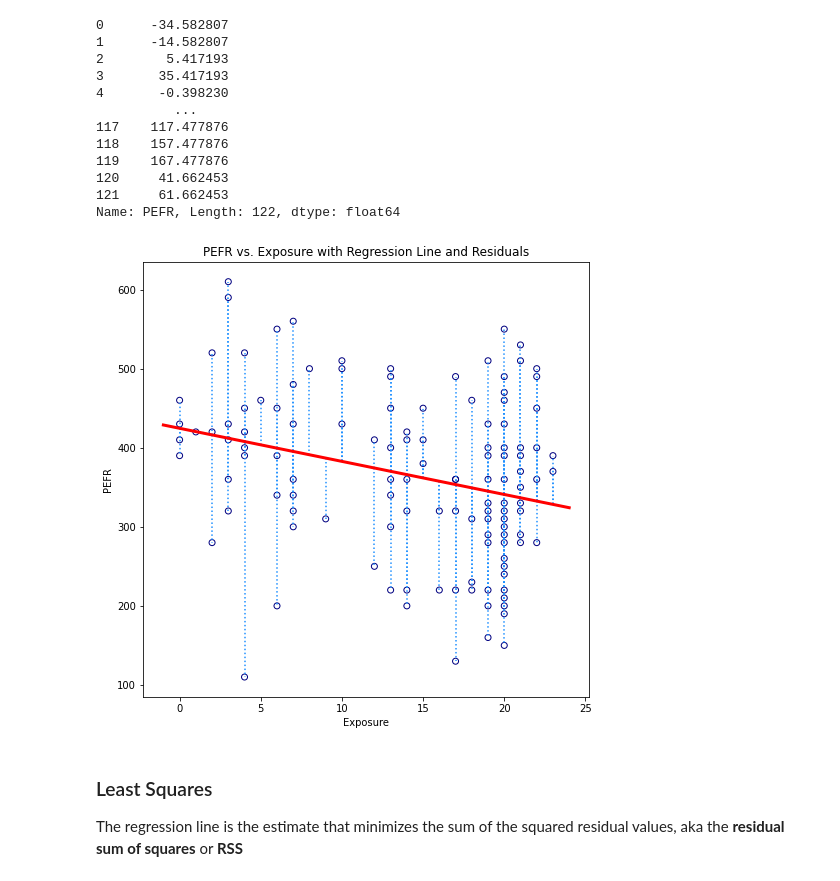
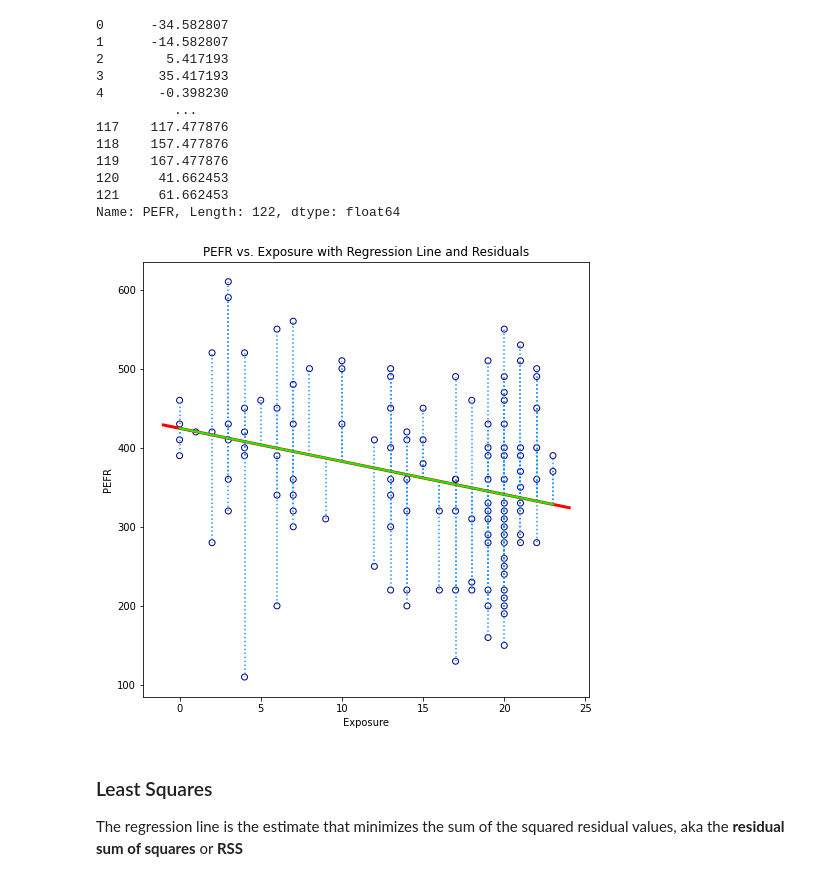
Before and after one commit to PaulToronto/Practical-Statistics-for-Data-Scientists-Notes, a Jupyter notebook: 4_Regression_and_Prediction.ipynb, the cells around one changed output. Drawn from its saved outputs; the diff is of its cells as text; code cells hidden in the pictures.

```diff
--- a/4_Regression_and_Prediction.ipynb
+++ b/4_Regression_and_Prediction.ipynb
@@ -188,29 +196,31 @@ Name: PEFR, Length: 122, dtype: float64
 # %%
 plt.figure(figsize=(8, 8))
 plt.scatter(lung['Exposure'],
             lung['PEFR'],
             marker='o',
             facecolors='none',
             edgecolors='navy')
 
 # regression line
 exposure = np.array([lung['Exposure'].min() - 1, lung['Exposure'].max() + 1])
 y_hat = model.intercept_ + model.coef_[0] * exposure
 plt.plot(exposure, y_hat, color='red', linewidth=3)
+# alternate regression line
+plt.plot(lung['Exposure'], fitted, color='lime', linewidth=2)
 
 plt.vlines(lung['Exposure'],
            fitted,
            fitted + residuals,
            linestyle='dotted',
            color='dodgerblue')
 
 plt.title('PEFR vs. Exposure with Regression Line and Residuals')
 plt.xlabel('Exposure')
 plt.ylabel('PEFR')
 
 plt.show()
 # %% [output]
-[figure, old version]
+[figure, new version]
 # %% [markdown]
 ### Least Squares
 
```
Also changed, not shown: parts of 35 cells of this notebook.
